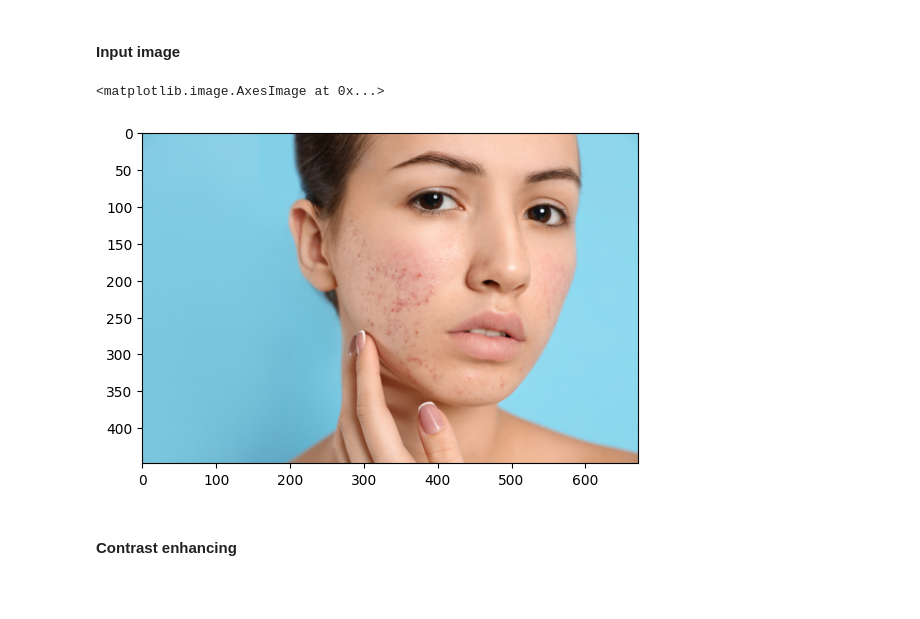
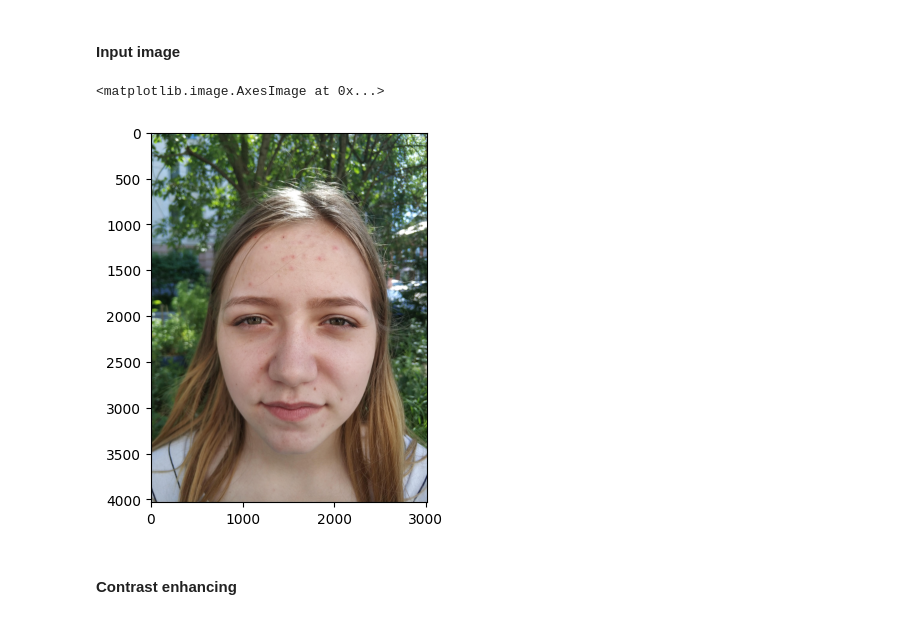
Before and after one commit to bzavolovich/skin_condition_detector, a Jupyter notebook: notebook.ipynb, the cells around one changed output. Drawn from its saved outputs; the diff is of its cells as text; code cells hidden in the pictures; blank space fills up the shorter version.

```diff
--- a/notebook.ipynb
+++ b/notebook.ipynb
@@ -146,12 +197,12 @@ Image processing completed.
 # %% [markdown]
 #### Input image
 # %%
-input_image_path = "acne.png"
+input_image_path = "acne1.jpg"
 input_image = cv2.imread(input_image_path)
 display(plt.imshow(convert_BGR2RGB(input_image)))
 # %% [output]
 <matplotlib.image.AxesImage at 0x...>
-[figure, old version]
+[figure, new version]
 # %% [markdown]
 #### Contrast enhancing
 # %%
```
Also changed, not shown: parts of 5 cells of this notebook, 2 other files.
